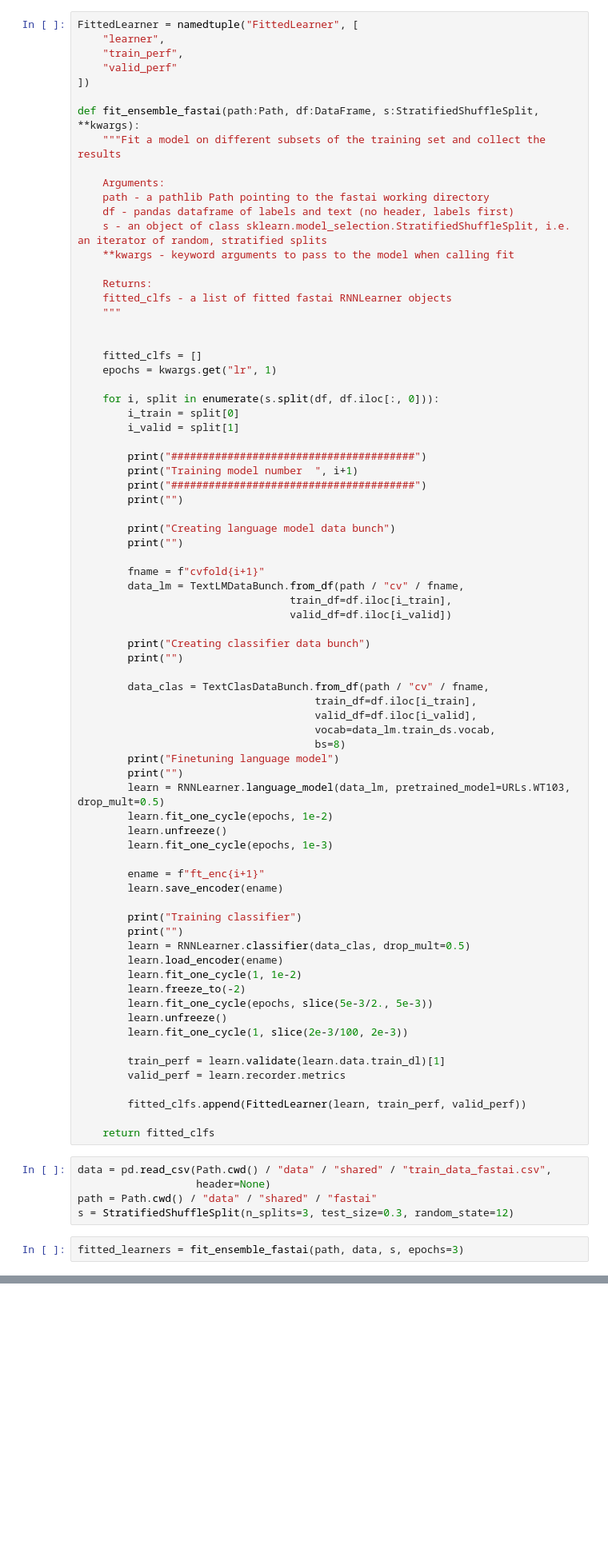
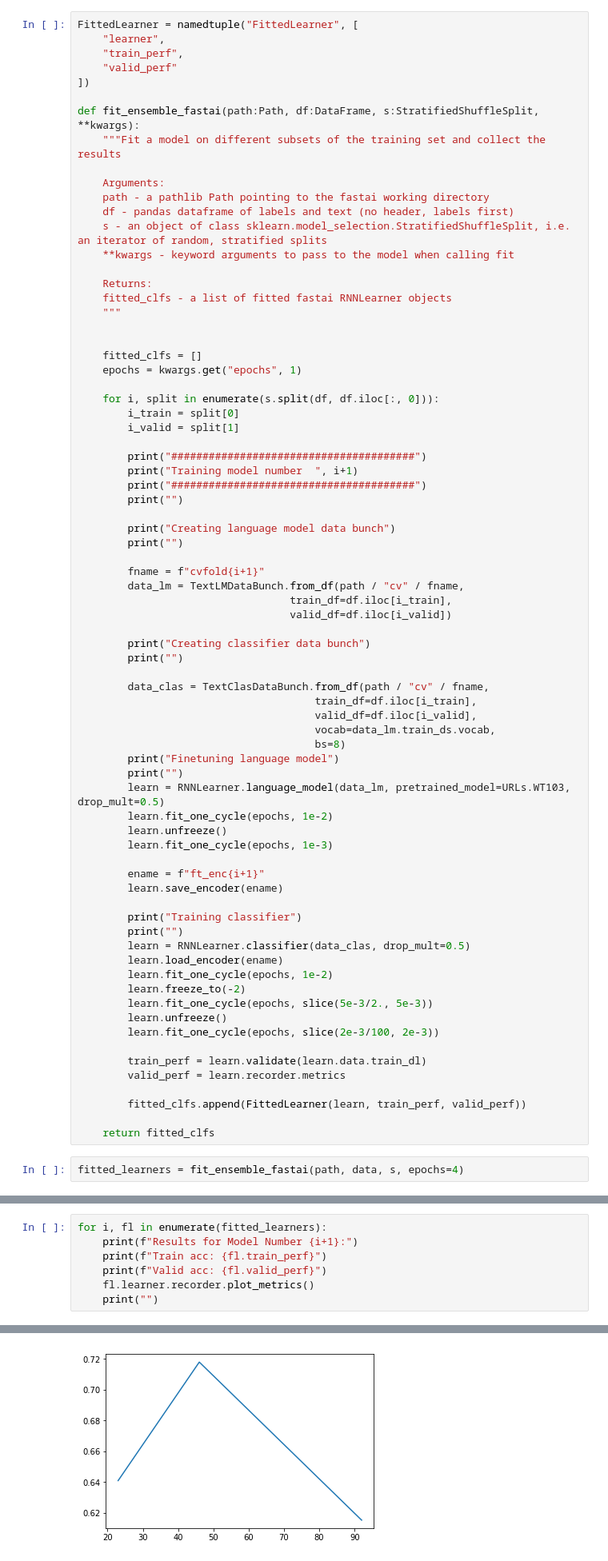
Before and after one commit to sbunzel/medium-classifier, a Jupyter notebook: train_classifier.ipynb, the cells around one changed output, grey strips where cells are left out. Shown at 80% size. Cells and saved outputs as stored; diff of their text form; blank space fills up the shorter version.

```diff
--- a/train_classifier.ipynb
+++ b/train_classifier.ipynb
@@ -711,7 +839,7 @@ def fit_ensemble_fastai(path:Path, df:DataFrame, s:StratifiedShuffleSplit, **kwa
 
 
     fitted_clfs = []
-    epochs = kwargs.get("lr", 1)
+    epochs = kwargs.get("epochs", 1)
 
     for i, split in enumerate(s.split(df, df.iloc[:, 0])):
         i_train = split[0]
@@ -752,23 +880,18 @@ def fit_ensemble_fastai(path:Path, df:DataFrame, s:StratifiedShuffleSplit, **kwa
         print("")
         learn = RNNLearner.classifier(data_clas, drop_mult=0.5)
         learn.load_encoder(ename)
-        learn.fit_one_cycle(1, 1e-2)
+        learn.fit_one_cycle(epochs, 1e-2)
         learn.freeze_to(-2)
         learn.fit_one_cycle(epochs, slice(5e-3/2., 5e-3))
         learn.unfreeze()
-        learn.fit_one_cycle(1, slice(2e-3/100, 2e-3))
+        learn.fit_one_cycle(epochs, slice(2e-3/100, 2e-3))
 
-        train_perf = learn.validate(learn.data.train_dl)[1]
+        train_perf = learn.validate(learn.data.train_dl)
         valid_perf = learn.recorder.metrics
 
         fitted_clfs.append(FittedLearner(learn, train_perf, valid_perf))
 
     return fitted_clfs
-# %%
-data = pd.read_csv(Path.cwd() / "data" / "shared" / "train_data_fastai.csv",
-                   header=None)
-path = Path.cwd() / "data" / "shared" / "fastai"
-s = StratifiedShuffleSplit(n_splits=3, test_size=0.3, random_state=12)
 # %%
-fitted_learners = fit_ensemble_fastai(path, data, s, epochs=3)
+fitted_learners = fit_ensemble_fastai(path, data, s, epochs=4)
 # %%
@@ -775,0 +899,8 @@ fitted_learners
+# %%
+for i, fl in enumerate(fitted_learners):
+    print(f"Results for Model Number {i+1}:")
+    print(f"Train acc: {fl.train_perf}")
+    print(f"Valid acc: {fl.valid_perf}")
+    fl.learner.recorder.plot_metrics()
+    print("")
+# %% [output]
@@ -775,0 +918 @@ fitted_learners
+[figure, added]
```
Also changed, not shown: parts of 43 cells of this notebook.
